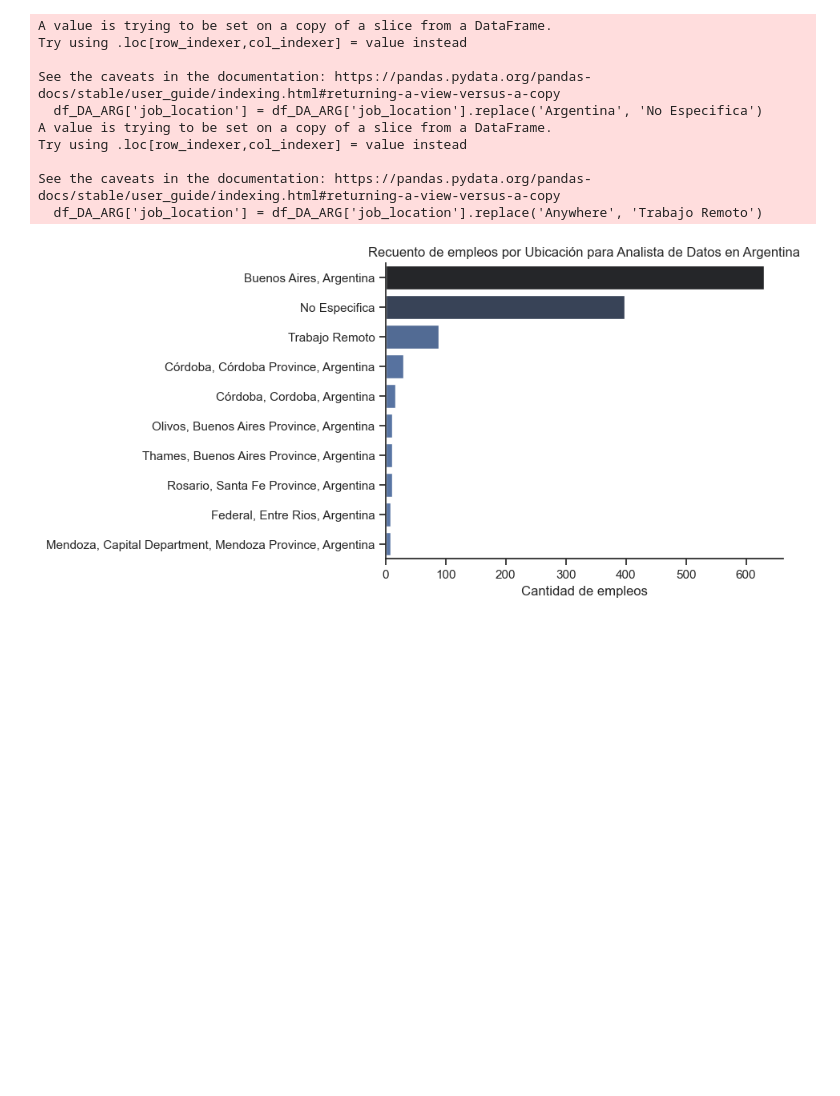
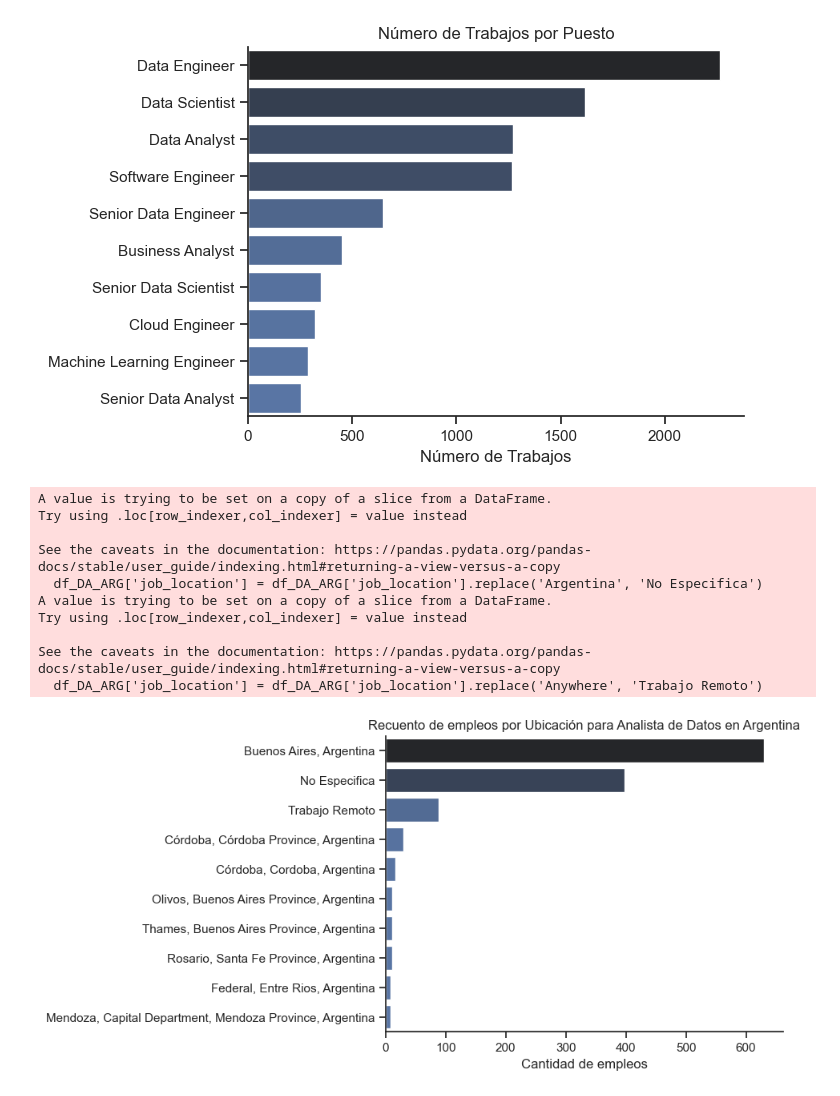
Before and after one commit to gonzaloextremadouro/Python_Analisis_Empleos, a Jupyter notebook: 1_ EDA_Intro.ipynb, the cells around one changed output. Drawn from its saved outputs; the diff is of its cells as text; code cells hidden in the pictures; blank space fills up the shorter version.

```diff
--- a/1_ EDA_Intro.ipynb
+++ b/1_ EDA_Intro.ipynb
@@ -13,6 +13,20 @@ df = dataset['train'].to_pandas()
 # Data Cleanup
 df['job_posted_date'] = pd.to_datetime(df['job_posted_date'])
 df['job_skills'] = df['job_skills'].apply(lambda x: ast.literal_eval(x) if pd.notna(x) else x)
+# %%
+df_ARG = df[(df['job_country'] == 'Argentina')]
+# %%
+df_plot = df_ARG['job_title_short'].value_counts().to_frame()
+
+sns.set_theme(style='ticks')
+sns.barplot(data=df_plot, x='count', y='job_title_short', hue='count', palette='dark:b_r', legend=False)
+sns.despine()
+plt.title('Número de Trabajos por Puesto')
+plt.xlabel('Número de Trabajos')
+plt.ylabel('')
+plt.show()
+# %% [output]
+[figure, added]
 # %%
 ## Filter for Data Analyst roles in Argentina
 
```
